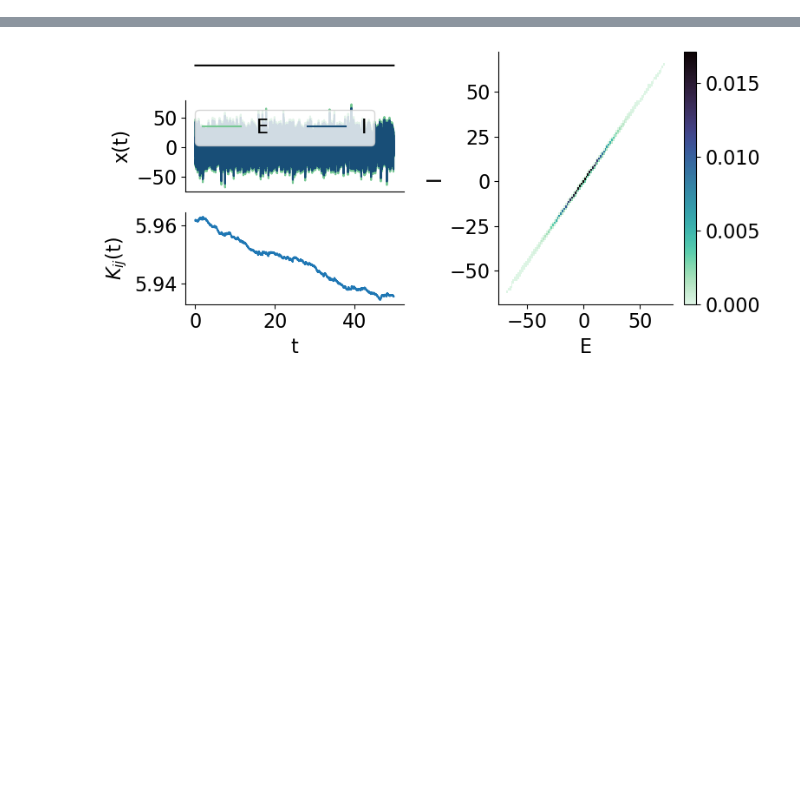
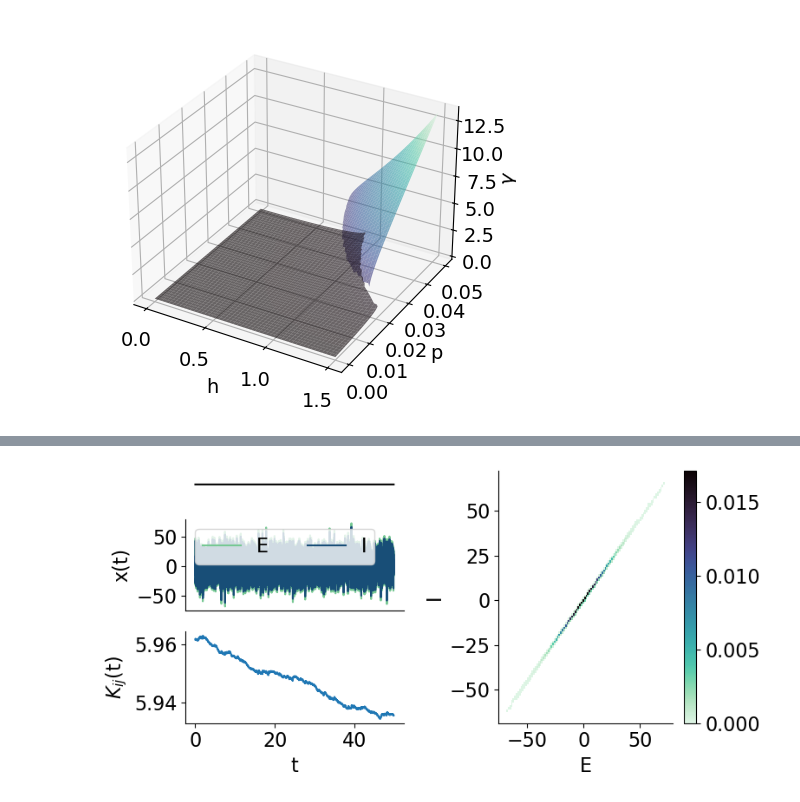
Before and after one commit to gbarzon/Information_plasticity, a Jupyter notebook: Linear.ipynb, the cells around one changed output, grey strips where cells are left out. Saved outputs shown, nothing was run; the diff lists cells and outputs as text; code cells hidden in the pictures; blank space fills up the shorter version.

```diff
--- a/Linear.ipynb
+++ b/Linear.ipynb
@@ -104,0 +292,21 @@ np.exp(5)
+# %%
+from mpl_toolkits.mplot3d import axes3d
+
+ax = plt.figure().add_subplot(projection='3d')
+
+X = hh
+Y = pp
+Z1 = roots_all[:,0].reshape(h_values.size, -1)
+Z2 = roots_all[:,-1].reshape(h_values.size, -1)
+
+ax.plot_surface(X, Y, Z1, cmap='mako', lw=0.5, alpha=0.6, vmin=0, vmax=np.nanmax(roots_all))
+ax.plot_surface(X, Y, Z2, cmap='mako', lw=0.5, alpha=0.6, vmin=0, vmax=np.nanmax(roots_all))
+
+ax.set_xlabel('h')
+ax.set_ylabel('p')
+ax.set_zlabel(r'$\gamma$')
+
+#plt.tight_layout()
+plt.show()
+# %% [output]
+[figure, added]
```
Also changed, not shown: parts of 38 cells of this notebook, 13 other files.
